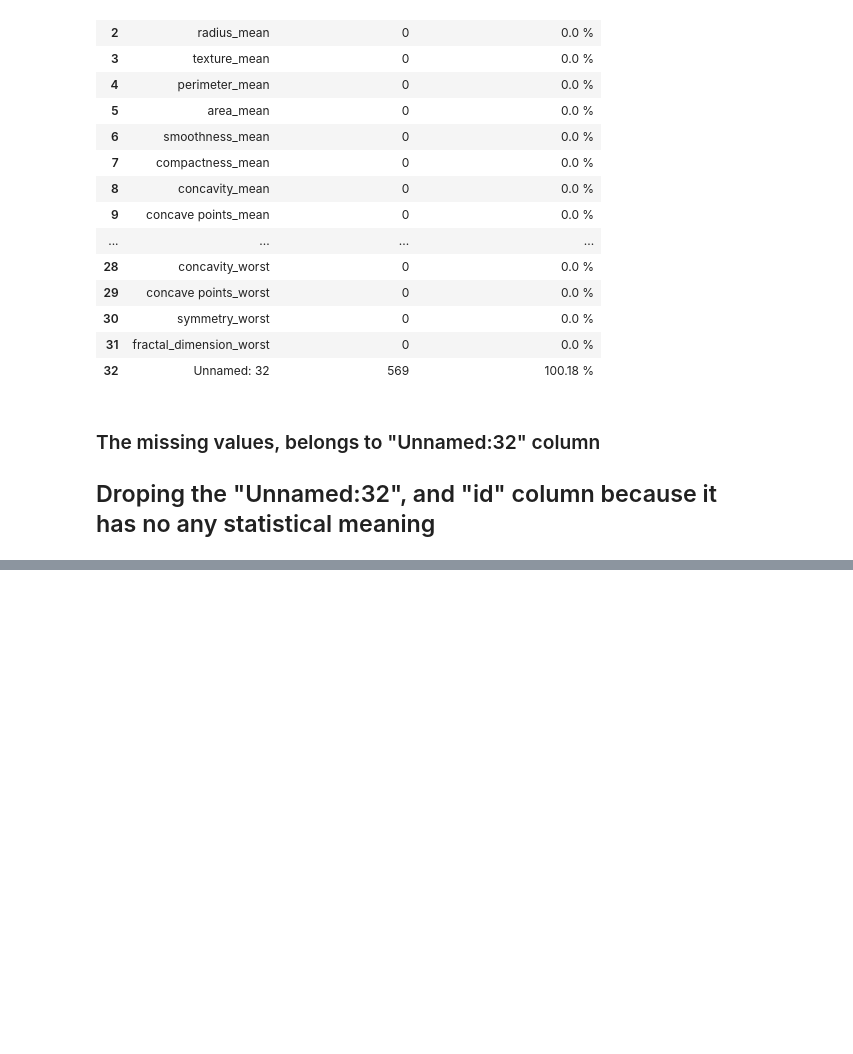
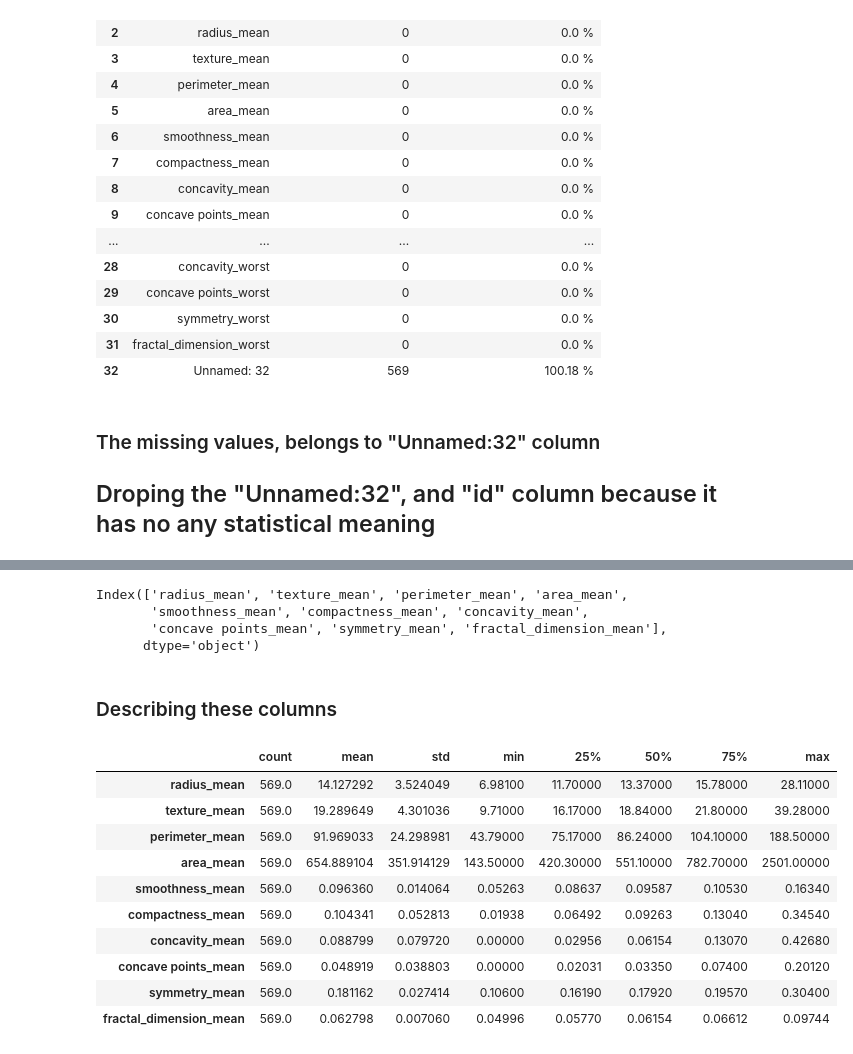
Before and after one commit to Caphace-Ethan/Breast-Cancer-Diagnosis, a Jupyter notebook: notebooks/EDA_notebook.ipynb, the cells around one changed output, grey strips where cells are left out. Saved outputs shown, nothing was run; the diff lists cells and outputs as text; code cells hidden in the pictures; blank space fills up the shorter version.

```diff
--- a/notebooks/EDA_notebook.ipynb
+++ b/notebooks/EDA_notebook.ipynb
@@ -110,0 +119,25 @@ AttributeError: 'Index' object has no attribute 'count'
+# %%
+mean_columns.columns
+# se_columns.columns
+# worst_columns.columns
+# %% [output]
+Index(['radius_mean', 'texture_mean', 'perimeter_mean', 'area_mean',
+       'smoothness_mean', 'compactness_mean', 'concavity_mean',
+       'concave points_mean', 'symmetry_mean', 'fractal_dimension_mean'],
+      dtype='object')
+# %% [markdown]
+### Describing these columns
+# %%
+mean_columns.describe().T
+# %% [output]
+|  | count | mean | std | min | 25% | 50% | 75% | max |
+| radius_mean | 569.0 | 14.127292 | 3.524049 | 6.98100 | 11.70000 | 13.37000 | 15.78000 | 28.11000 |
+| texture_mean | 569.0 | 19.289649 | 4.301036 | 9.71000 | 16.17000 | 18.84000 | 21.80000 | 39.28000 |
+| perimeter_mean | 569.0 | 91.969033 | 24.298981 | 43.79000 | 75.17000 | 86.24000 | 104.10000 | 188.50000 |
+| area_mean | 569.0 | 654.889104 | 351.914129 | 143.50000 | 420.30000 | 551.10000 | 782.70000 | 2501.00000 |
+| smoothness_mean | 569.0 | 0.096360 | 0.014064 | 0.05263 | 0.08637 | 0.09587 | 0.10530 | 0.16340 |
+| compactness_mean | 569.0 | 0.104341 | 0.052813 | 0.01938 | 0.06492 | 0.09263 | 0.13040 | 0.34540 |
+| concavity_mean | 569.0 | 0.088799 | 0.079720 | 0.00000 | 0.02956 | 0.06154 | 0.13070 | 0.42680 |
+| concave points_mean | 569.0 | 0.048919 | 0.038803 | 0.00000 | 0.02031 | 0.03350 | 0.07400 | 0.20120 |
+| symmetry_mean | 569.0 | 0.181162 | 0.027414 | 0.10600 | 0.16190 | 0.17920 | 0.19570 | 0.30400 |
+| fractal_dimension_mean | 569.0 | 0.062798 | 0.007060 | 0.04996 | 0.05770 | 0.06154 | 0.06612 | 0.09744 |
```
Also changed, not shown: parts of 12 cells of this notebook.
